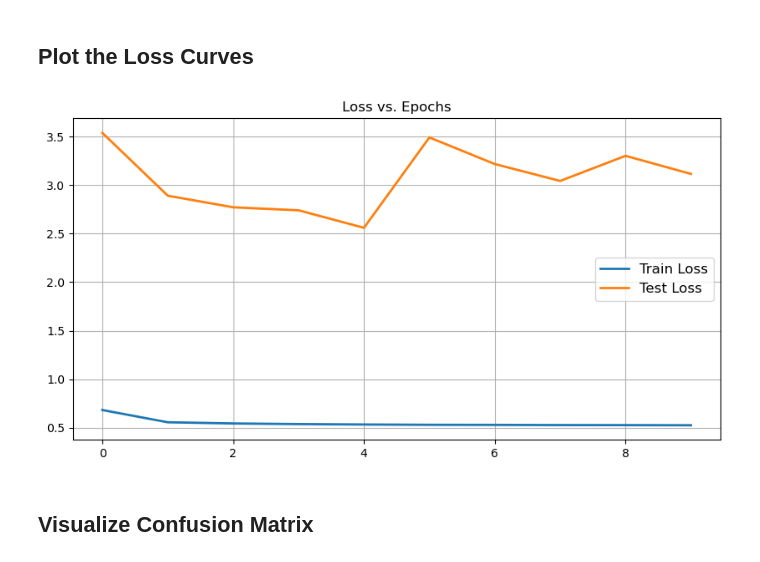
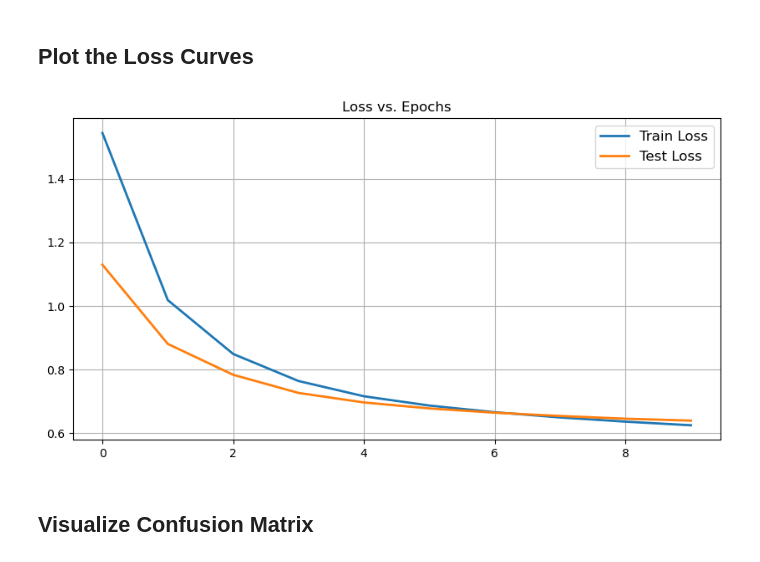
Before and after one commit to Ariestootl/machine_learning, a Jupyter notebook: deep_learning/PyTorch/CNN/MNIST_KAN_BSplines.ipynb, the cells around one changed output. Saved outputs shown, nothing was run; the diff lists cells and outputs as text; code cells hidden in the pictures.

```diff
--- a/deep_learning/PyTorch/CNN/MNIST_KAN_BSplines.ipynb
+++ b/deep_learning/PyTorch/CNN/MNIST_KAN_BSplines.ipynb
@@ -903,7 +903,8 @@ def test(data_loader: torch.utils.data.DataLoader,
 transform_train = transforms.Compose([
     transforms.Resize((28, 28)),
     transforms.ToTensor(),
-    transforms.Normalize((0.5,), (0.5,))
+    transforms.RandomHorizontalFlip(p=0.5),
+    transforms.RandomVerticalFlip(p=0.5),
 ])
 
 transform_test = transforms.Compose([
@@ -922,7 +923,7 @@ test_dataloader = DataLoader(test_data, batch_size=64, shuffle=False)
 loss_fn = nn.CrossEntropyLoss(label_smoothing=0.1)
 num_of_epochs = 10
 num_loss_steps = 1
-learning_rate = 0.001
+learning_rate = 0.0001
 
 #Define Accuracy Metric
 def calculate_accuracy(y_true, y_pred):
@@ -942,7 +943,7 @@ np.random.seed(seed_number)
 torch.manual_seed(seed_number)
 torch.cuda.manual_seed_all(seed_number)
 
-model_Adan = ResNet_KAN(Block, [2,2,2], input_shape=1, output_shape=len(train_data.classes))
+model_Adan = ResNet_KAN(Block, [2,2], input_shape=1, output_shape=len(train_data.classes))
 model_Adan
 optimizer_Adan = Adan(params=model_Adan.parameters(),
                       lr=learning_rate,
@@ -998,14 +1014,14 @@ Epoch: 0
 ## Plot the Loss Curves
 # %%
 plt.figure(figsize=(10, 5))
-plt.plot(results3["train_loss"], linewidth = 2.0, label="Train Loss")
-plt.plot(results3["test_loss"], linewidth = 2.0, label="Test Loss")
+plt.plot(results["train_loss"], linewidth = 2.0, label="Train Loss")
+plt.plot(results["test_loss"], linewidth = 2.0, label="Test Loss")
 plt.legend(fontsize=12)
 plt.title("Loss vs. Epochs")
 plt.grid(True)
 plt.show()
 # %% [output]
-[figure, old version]
+[figure, new version]
 # %% [markdown]
 ## Visualize Confusion Matrix
 # %% [markdown]
```
Also changed, not shown: parts of 4 cells of this notebook.
